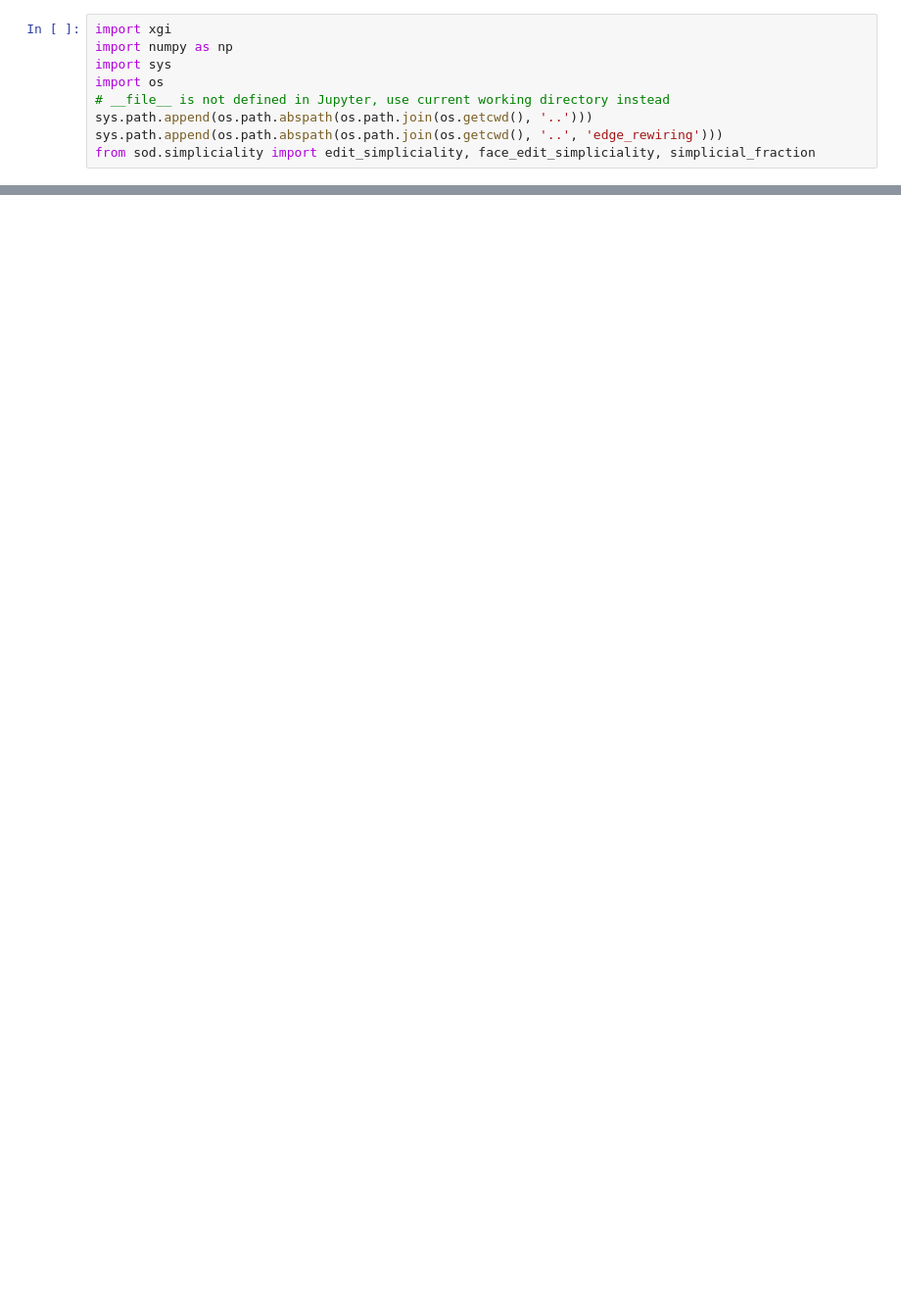
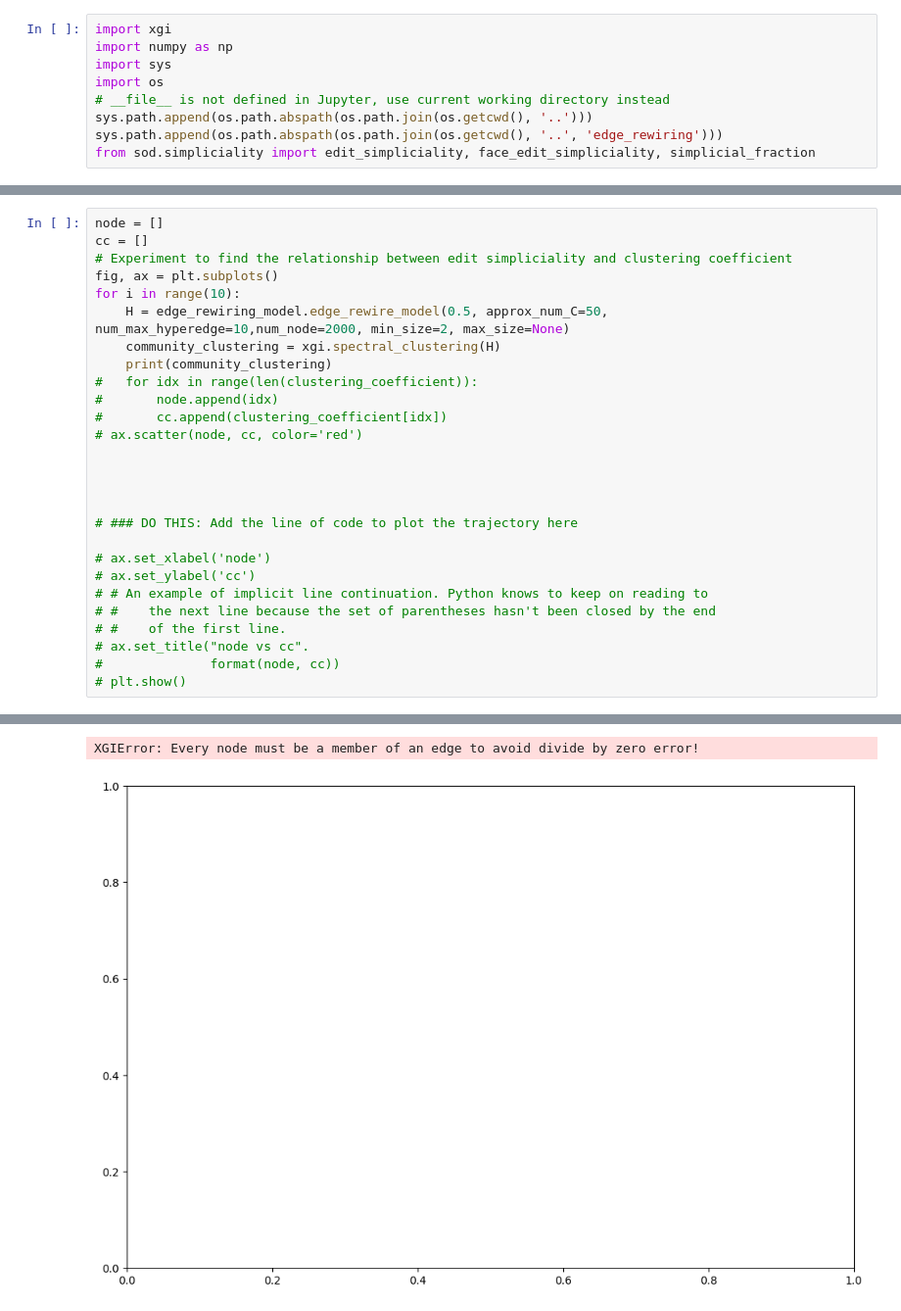
Before and after one commit to Departures2023/the-simpliciality-of-higher-order-networks, a Jupyter notebook: edge_rewiring/edge_rewiring_model.ipynb, the cells around one changed output, grey strips where cells are left out. Shown: that part at 98% size. Cells and saved outputs as stored; diff of their text form; blank space fills up the shorter version.

```diff
--- a/edge_rewiring/edge_rewiring_model.ipynb
+++ b/edge_rewiring/edge_rewiring_model.ipynb
@@ -36,0 +99,28 @@ Face edit simpliciality: 0.18166666666666664
+# %%
+node = []
+cc = []
+# Experiment to find the relationship between edit simpliciality and clustering coefficient
+fig, ax = plt.subplots()
+for i in range(10):
+    H = edge_rewiring_model.edge_rewire_model(0.5, approx_num_C=50, num_max_hyperedge=10,num_node=2000, min_size=2, max_size=None)
+    community_clustering = xgi.spectral_clustering(H)
+    print(community_clustering)
+# 	for idx in range(len(clustering_coefficient)):
+# 		node.append(idx)
+# 		cc.append(clustering_coefficient[idx])
+# ax.scatter(node, cc, color='red')
+
+
+
+
+# ### DO THIS: Add the line of code to plot the trajectory here
+
+# ax.set_xlabel('node')
+# ax.set_ylabel('cc')
+# # An example of implicit line continuation. Python knows to keep on reading to
+# #    the next line because the set of parentheses hasn't been closed by the end
+# #    of the first line.
+# ax.set_title("node vs cc".
+#              format(node, cc))
+# plt.show()
+# %% [output]
@@ -36,0 +144,2 @@ Face edit simpliciality: 0.18166666666666664
+XGIError: Every node must be a member of an edge to avoid divide by zero error!
+[figure, added]
```
Also changed, not shown: parts of 5 cells of this notebook, 1 other file.
